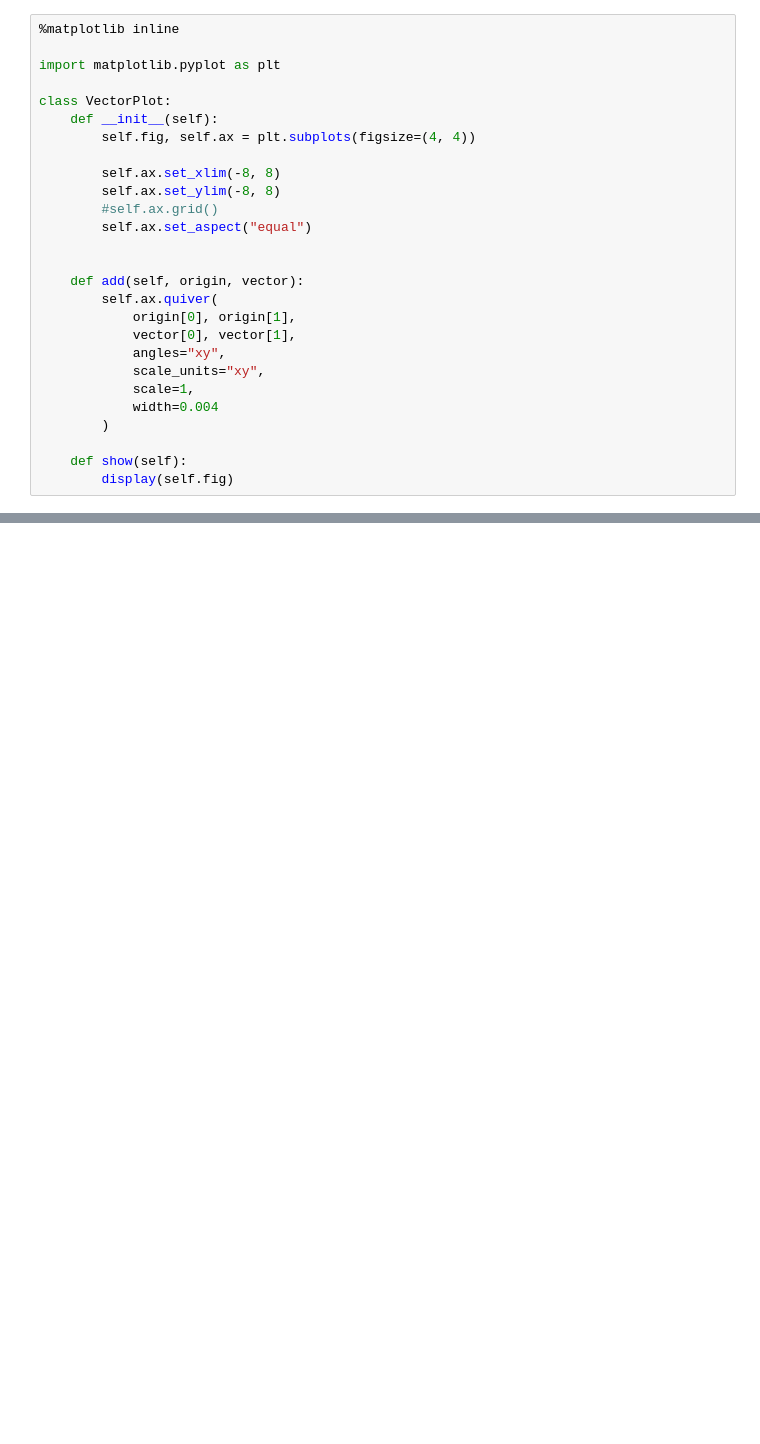
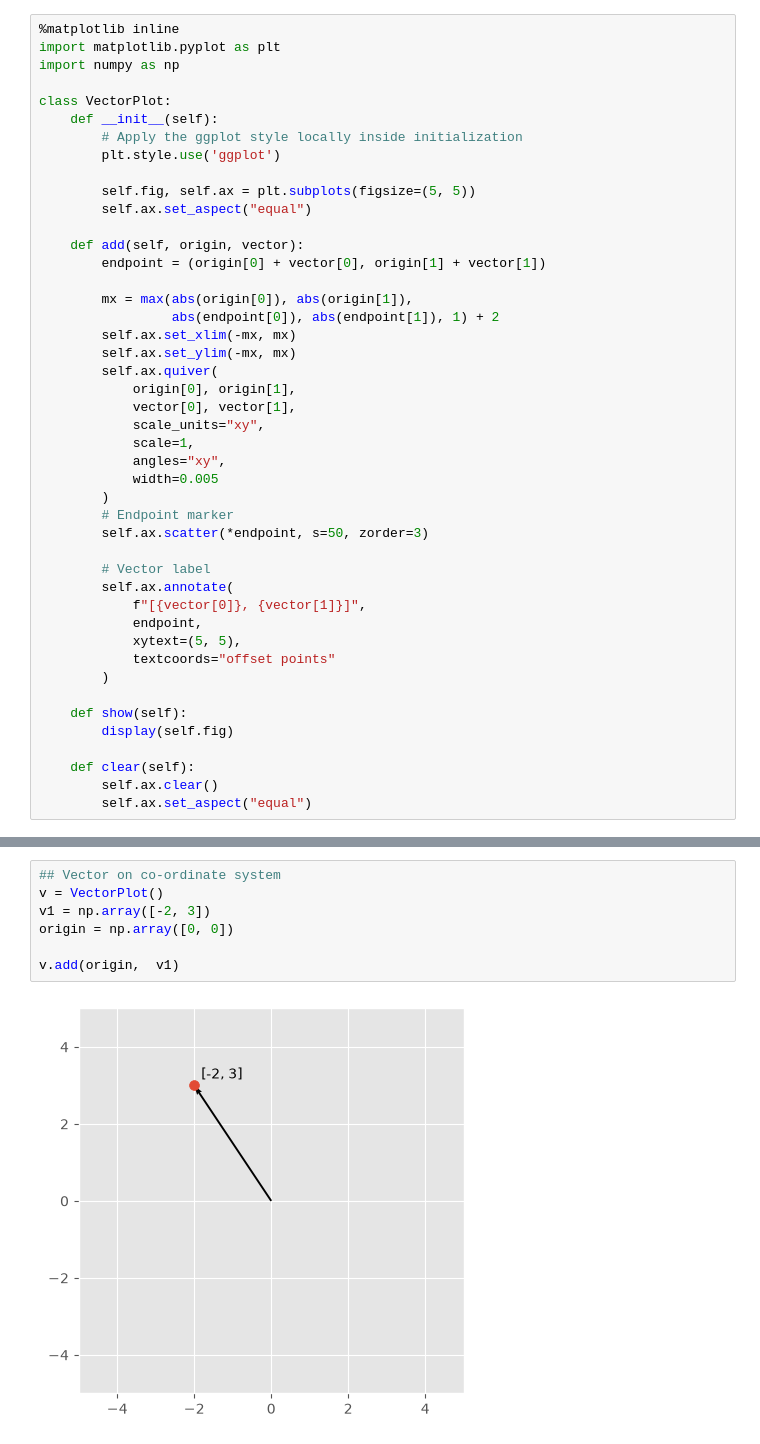
Before and after one commit to iamprasadraju/ai-notebooks, a Jupyter notebook: Linear_Algebra.ipynb, the cells around one changed output, grey strips where cells are left out. Saved outputs shown, nothing was run; the diff lists cells and outputs as text; blank space fills up the shorter version.

```diff
--- a/Linear_Algebra.ipynb
+++ b/Linear_Algebra.ipynb
@@ -36,27 +1,45 @@ A vector is a quantity with both size and direction.
 # %%
 %matplotlib inline
-
 import matplotlib.pyplot as plt
+import numpy as np
 
 class VectorPlot:
     def __init__(self):
-        self.fig, self.ax = plt.subplots(figsize=(4, 4))
+        # Apply the ggplot style locally inside initialization
+        plt.style.use('ggplot')
 
-        self.ax.set_xlim(-8, 8)
-        self.ax.set_ylim(-8, 8)
-        #self.ax.grid()
+        self.fig, self.ax = plt.subplots(figsize=(5, 5))
         self.ax.set_aspect("equal")
 
+    def add(self, origin, vector):
+        endpoint = (origin[0] + vector[0], origin[1] + vector[1])
 
-    def add(self, origin, vector):
+        mx = max(abs(origin[0]), abs(origin[1]),
+                 abs(endpoint[0]), abs(endpoint[1]), 1) + 2
+        self.ax.set_xlim(-mx, mx)
+        self.ax.set_ylim(-mx, mx)
         self.ax.quiver(
             origin[0], origin[1],
             vector[0], vector[1],
-            angles="xy",
             scale_units="xy",
             scale=1,
-            width=0.004
+            angles="xy",
+            width=0.005
+        )
+        # Endpoint marker
+        self.ax.scatter(*endpoint, s=50, zorder=3)
+
+        # Vector label
+        self.ax.annotate(
+            f"[{vector[0]}, {vector[1]}]",
+            endpoint,
+            xytext=(5, 5),
+            textcoords="offset points"
         )
 
     def show(self):
         display(self.fig)
+
+    def clear(self):
+        self.ax.clear()
+        self.ax.set_aspect("equal")
@@ -73,0 +84,9 @@ plot.add(origin, v[0])
+# %%
+## Vector on co-ordinate system
+v = VectorPlot()
+v1 = np.array([-2, 3])
+origin = np.array([0, 0])
+
+v.add(origin,  v1)
+# %% [output]
+[figure, added]
```
Also changed, not shown: parts of 9 cells of this notebook.
